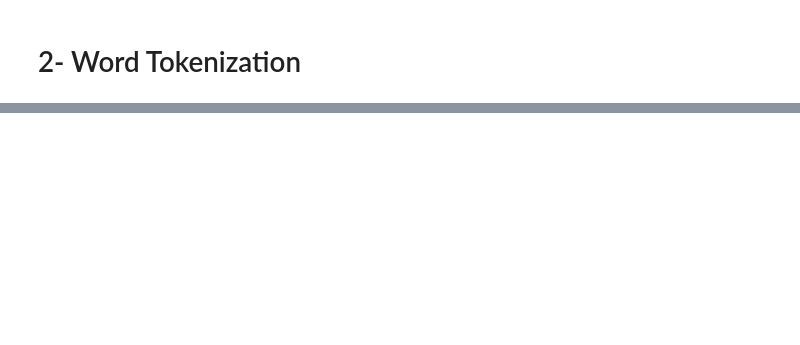
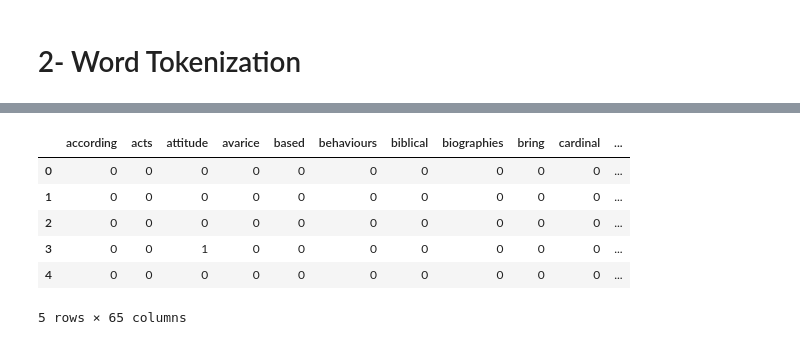
Before and after one commit to abbasshafi/SZIC-AI, a Jupyter notebook: Deep Learning/Natural Language Processing/NLP-1.ipynb, the cells around one changed output, grey strips where cells are left out. Drawn from its saved outputs; the diff is of its cells as text; code cells hidden in the pictures; blank space fills up the shorter version.

```diff
--- a/Deep Learning/Natural Language Processing/NLP-1.ipynb
+++ b/Deep Learning/Natural Language Processing/NLP-1.ipynb
@@ -50,6 +48,0 @@ from nltk.stem import PorterStemmer
-# %%
-stemmer = PorterStemmer()
-
-for word in courpus:
-    lemma = lemmatizer.lemmatize(word)
-    print(lemma)
@@ -64,0 +49,9 @@ nltk.download('stopwords')
+# %%
+lemmatizer = WordNetLemmatizer()
+lemm=WordNetLemmatizer()
+lem=[]
+for word in courpus:
+    for i in word:
+        lemma=lemm.lemmatize(courpus)
+        lem.append(lemma)
+print(lem)
@@ -68,0 +64,12 @@ print(stopwords.words('courpus'))
+# %%
+stop_words = set(stopwords.words("english"))
+words = nltk.word_tokenize(courpus)
+
+without_stop_words = []
+
+for word in words:
+    if word not in stop_words:
+        without_stop_words.append(word)
+
+print(without_stop_words)
+print()
@@ -68,0 +80,9 @@ print(stopwords.words('courpus'))
+# %%
+from sklearn.feature_extraction.text import CountVectorizer
+
+vectorizer = CountVectorizer()
+
+bag_of_words = vectorizer.fit_transform(without_stop_words)
+
+feature_names = vectorizer.get_feature_names()
+feature_names
@@ -68,0 +107,12 @@ print(stopwords.words('courpus'))
+# %%
+import pandas as pd
+feature = pd.DataFrame(bag_of_words.toarray(), columns = feature_names)
+feature.head()
+# %% [output]
+|  | according | acts | attitude | avarice | based | behaviours | biblical | biographies | bring | cardinal | ... |
+| 0 | 0 | 0 | 0 | 0 | 0 | 0 | 0 | 0 | 0 | 0 | ... |
+| 1 | 0 | 0 | 0 | 0 | 0 | 0 | 0 | 0 | 0 | 0 | ... |
+| 2 | 0 | 0 | 0 | 0 | 0 | 0 | 0 | 0 | 0 | 0 | ... |
+| 3 | 0 | 0 | 1 | 0 | 0 | 0 | 0 | 0 | 0 | 0 | ... |
+| 4 | 0 | 0 | 0 | 0 | 0 | 0 | 0 | 0 | 0 | 0 | ... |
+5 rows × 65 columns
```
Also changed, not shown: parts of 16 cells of this notebook, 4 other files.
